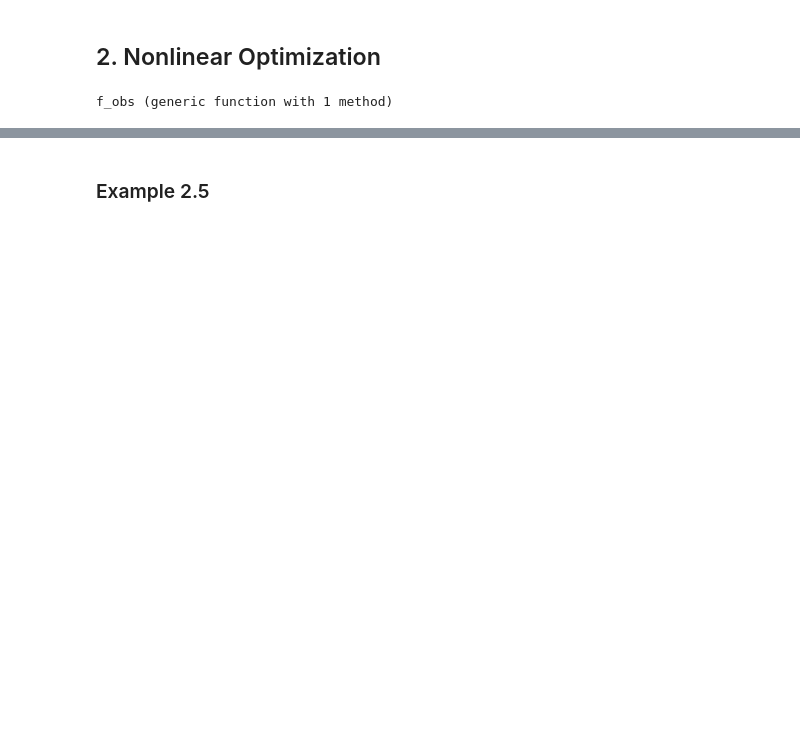
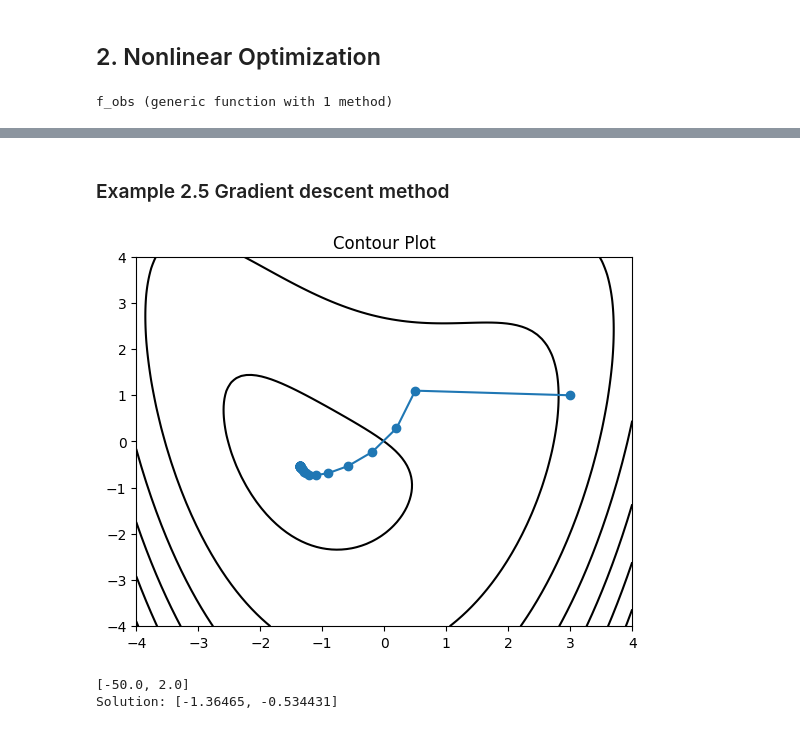
Before and after one commit to szmlb/OVM, a Jupyter notebook: notebooks/ch02_Nonlinear_Optimization.ipynb, the cells around one changed output, grey strips where cells are left out. Drawn from its saved outputs; the diff is of its cells as text; code cells hidden in the pictures; blank space fills up the shorter version.

```diff
--- a/notebooks/ch02_Nonlinear_Optimization.ipynb
+++ b/notebooks/ch02_Nonlinear_Optimization.ipynb
@@ -18,2 +39,65 @@ f_obs (generic function with 1 method)
 # %% [markdown]
-### Example 2.5
+### Example 2.5 Gradient descent method
+# %%
+# 評価関数とその勾配
+f(x::Vector) = f_obs(x)
+g = x -> ForwardDiff.gradient(f, x)
+
+# 初期解の設定
+x0 = [3, 1]
+#println(-g(x0)) # 初期解x0における探索方向
+
+# 最適解の計算
+loop_num = 50
+alpha0 = 0.05
+c1 = 0.01
+rho = 0.01
+x_history = x0
+alpha_history = [alpha0]
+xn = x0
+for i in 1:loop_num
+
+    dn = -g(xn)                                         # 勾配を計算
+    alpha = line_search(xn, g(xn), dn, rho, c1, alpha0) # 直線探索
+    xn = xn + alpha .* dn                               # 更新
+
+    x_history = hcat(x_history, xn)
+    append!(alpha_history, alpha)
+end
+
+print("Solution: ")
+println(xn)
+
+# 最適化する関数のコンター図の準備
+n=100
+x1 = range(-4, stop=4, length=n)
+x2 = range(-4, stop=4, length=n)
+x1grid = repeat(x1', n, 1)
+x2grid = repeat(x2, 1, n)
+
+z = zeros(n, n)
+for i in 1:n
+    for j in 1:n
+        z[i, j] = f_obs([x1[j], x2[i]])
+    end
+end
+
+# 解の点列の準備
+x1_scatter = x_history[1, :]
+x2_scatter = x_history[2, :]
+
+# 解の軌跡の準備
+lines = Any[collect(zip(x1_scatter, x2_scatter))]
+line_segments = matplotlib.collections.LineCollection(lines)
+
+# 全部プロット
+PyPlot.contour(x1grid, x2grid, z, colors="black", linewidth=1.0)
+PyPlot.scatter(x1_scatter, x2_scatter)
+ax = PyPlot.axes()
+ax.add_collection(line_segments)
+PyPlot.title("Contour Plot")
+PyPlot.show()
+# %% [output]
+[figure, added]
+[-50.0, 2.0]
+Solution: [-1.36465, -0.534431]
```
Also changed, not shown: parts of 4 cells of this notebook.
